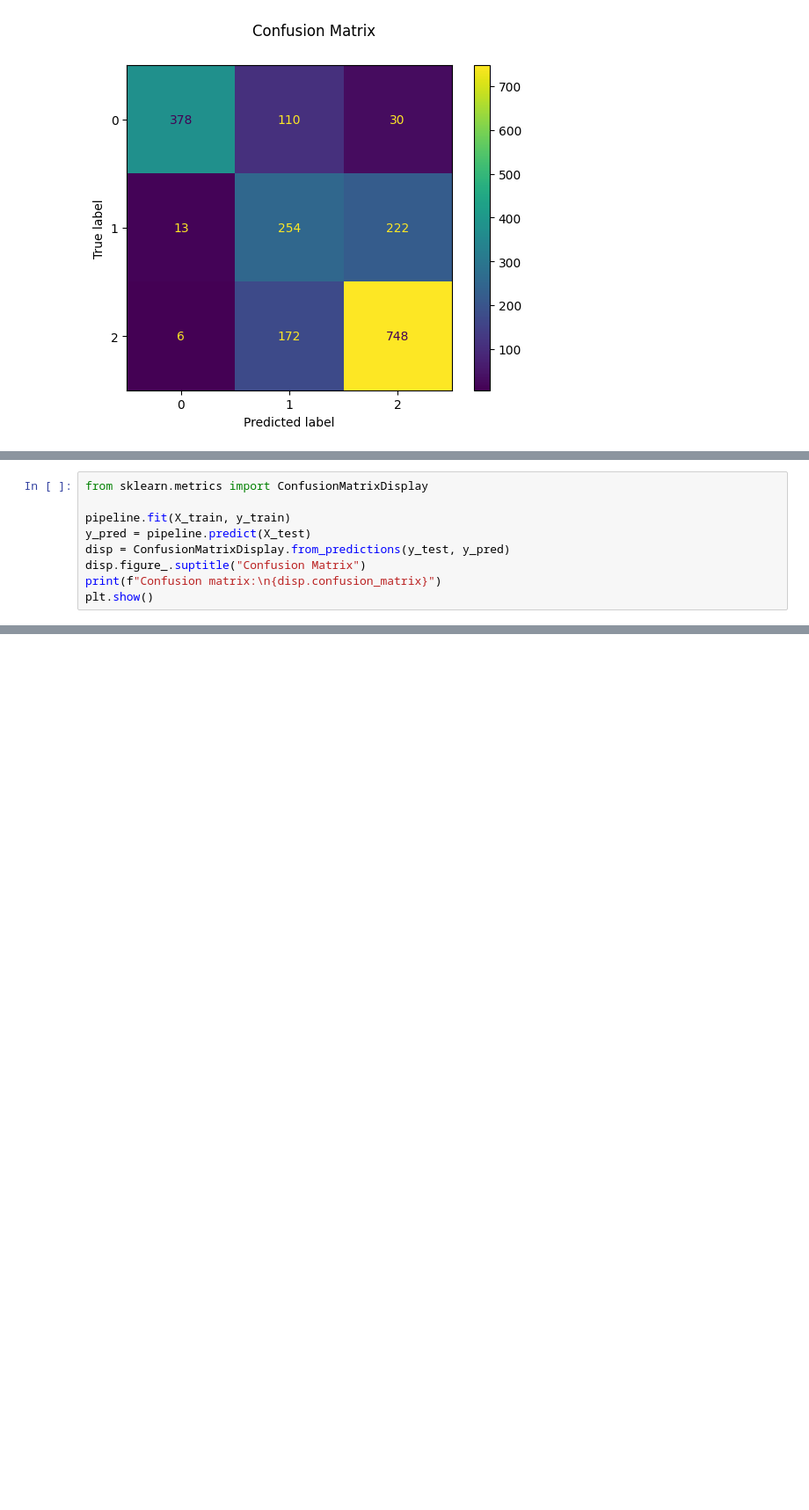
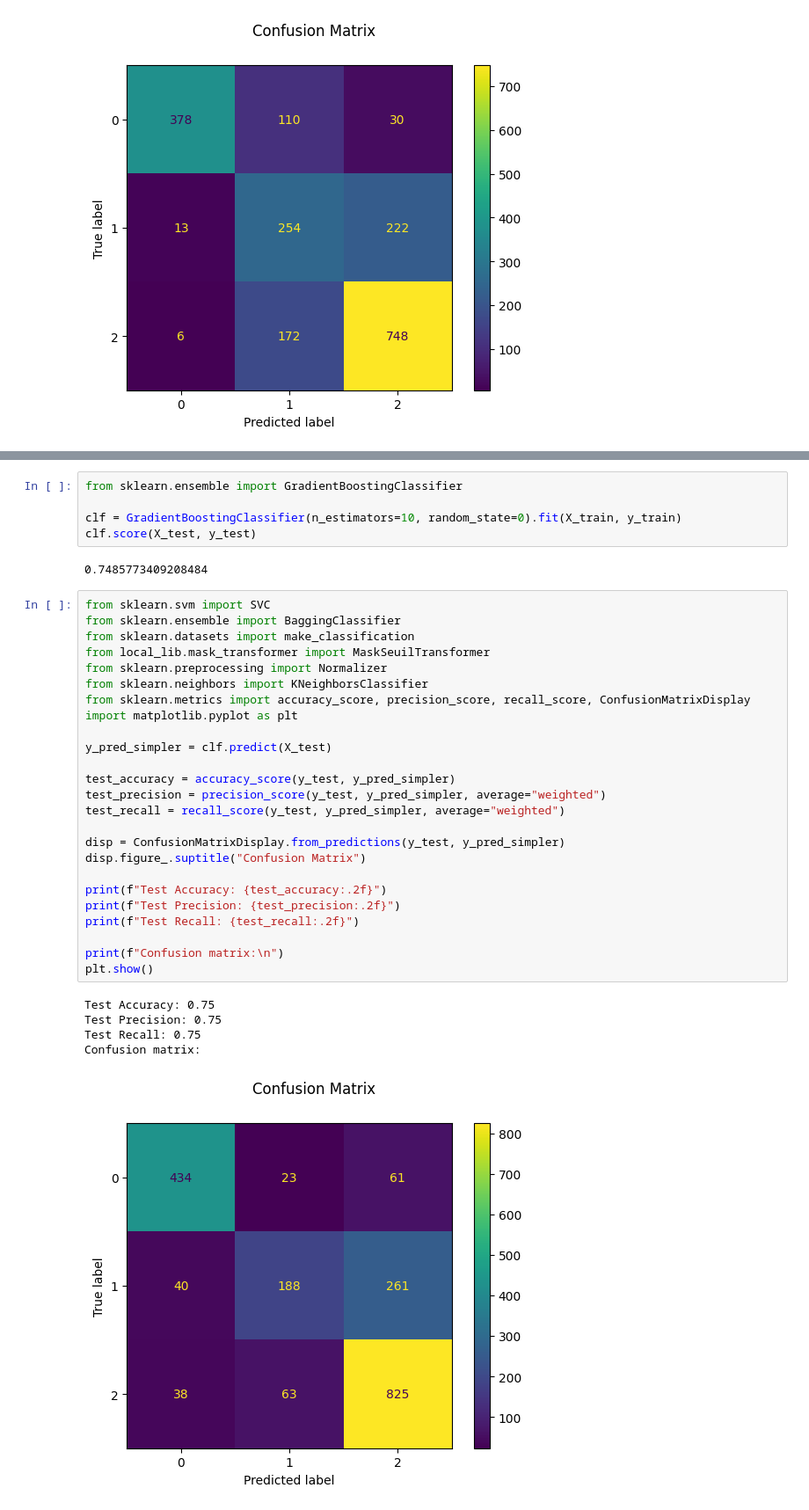
Before and after one commit to lucas066001/IllnessRecognition, a Jupyter notebook: app/ml/modelsFindingThreeClassesBagging.ipynb, the cells around one changed output, grey strips where cells are left out. Shown at 88% size. Cells and saved outputs as stored; diff of their text form; blank space fills up the shorter version.

```diff
--- a/app/ml/modelsFindingThreeClassesBagging.ipynb
+++ b/app/ml/modelsFindingThreeClassesBagging.ipynb
@@ -794,9 +256,0 @@ plt.show()
-# %%
-from sklearn.metrics import ConfusionMatrixDisplay
-
-pipeline.fit(X_train, y_train)
-y_pred = pipeline.predict(X_test)
-disp = ConfusionMatrixDisplay.from_predictions(y_test, y_pred)
-disp.figure_.suptitle("Confusion Matrix")
-print(f"Confusion matrix:\n{disp.confusion_matrix}")
-plt.show()
@@ -1315,0 +261,38 @@ Why is the knn still the best option ?
+# %%
+from sklearn.ensemble import GradientBoostingClassifier
+
+clf = GradientBoostingClassifier(n_estimators=10, random_state=0).fit(X_train, y_train)
+clf.score(X_test, y_test)
+# %% [output]
+0.7485773409208484
+# %%
+from sklearn.svm import SVC
+from sklearn.ensemble import BaggingClassifier
+from sklearn.datasets import make_classification
+from local_lib.mask_transformer import MaskSeuilTransformer
+from sklearn.preprocessing import Normalizer
+from sklearn.neighbors import KNeighborsClassifier
+from sklearn.metrics import accuracy_score, precision_score, recall_score, ConfusionMatrixDisplay
+import matplotlib.pyplot as plt
+
+y_pred_simpler = clf.predict(X_test)
+
+test_accuracy = accuracy_score(y_test, y_pred_simpler)
+test_precision = precision_score(y_test, y_pred_simpler, average="weighted")
+test_recall = recall_score(y_test, y_pred_simpler, average="weighted")
+
+disp = ConfusionMatrixDisplay.from_predictions(y_test, y_pred_simpler)
+disp.figure_.suptitle("Confusion Matrix")
+
+print(f"Test Accuracy: {test_accuracy:.2f}")
+print(f"Test Precision: {test_precision:.2f}")
+print(f"Test Recall: {test_recall:.2f}")
+
+print(f"Confusion matrix:\n")
+plt.show()
+# %% [output]
+Test Accuracy: 0.75
+Test Precision: 0.75
+Test Recall: 0.75
+Confusion matrix:
+[figure, added]
```
Also changed, not shown: parts of 69 cells of this notebook.
